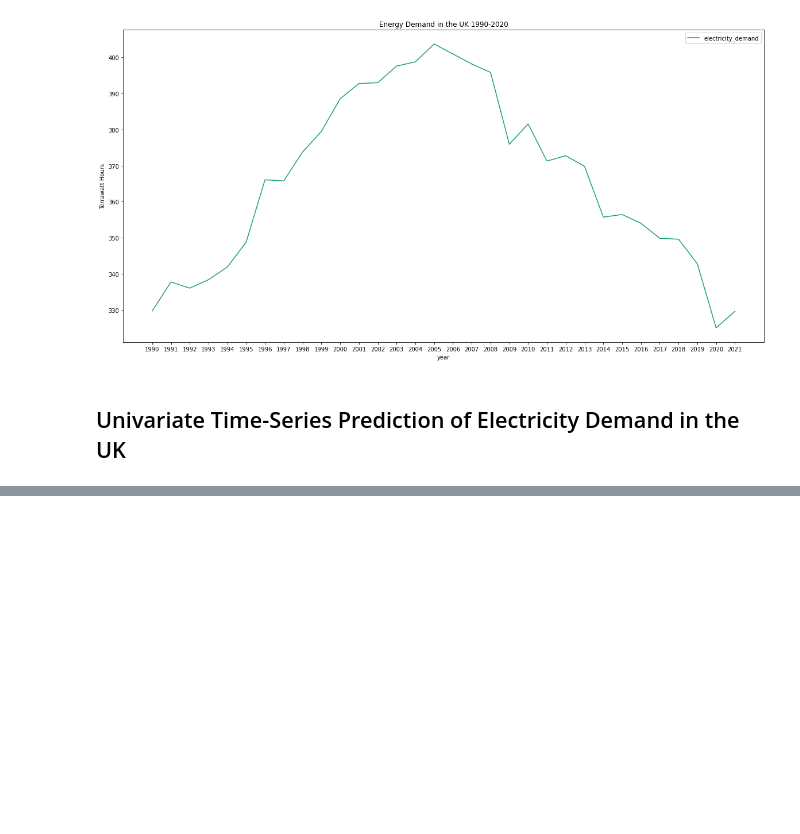
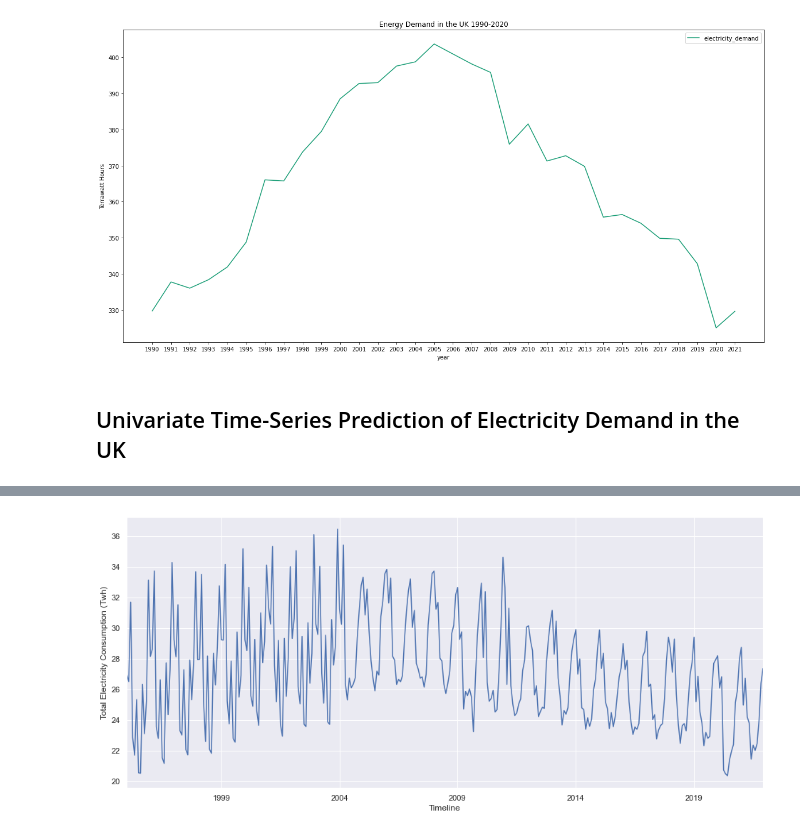
Before and after one commit to jacobrstone/Yunex-Intern-Challenge-2020, a Jupyter notebook: Yunex Intern Challenge 2022.ipynb, the cells around one changed output, grey strips where cells are left out. Cells and saved outputs as stored; diff of their text form; code cells hidden in the pictures; blank space fills up the shorter version.

Commit message:
Added new dataset, with monthly data for UK electricity consumption, as well as utility functions to print the stats of the RNN and to process and scale the data

```diff
--- a/Yunex Intern Challenge 2022.ipynb
+++ b/Yunex Intern Challenge 2022.ipynb
@@ -234,0 +377,12 @@ plt.xticks(range(min(elec_bar['year']), max(elec_bar['year'])+1));
+# %%
+""" Using a different dataset, taken from the GOV.UK website, detailing the UK's monthly
+power consumption from 1995-2021
+"""
+uk_elec_cnsmp_df = pd.read_csv('uk_electricity_consumption_monthly.csv', parse_dates=["Date"])
+uk_elec_cnsmp_df['Date'] = uk_elec_cnsmp_df['Date'].apply(lambda dt: dt.replace(day=1))
+# Setting the index
+uk_elec_df = uk_elec_cnsmp_df.set_index('Date')
+#uk_elec_df.index.freq='-1MS'
+# Sort the index
+uk_elec_df = uk_elec_df.sort_index()
+uk_elec_df.info()
@@ -234,0 +398,6 @@ plt.xticks(range(min(elec_bar['year']), max(elec_bar['year'])+1));
+# %%
+sns.set()
+plt.figure(figsize=(16, 7))
+uk_elec_df["Total Electricity Consumption (TWh)"].plot(xlabel='Timeline', ylabel="Total Electricity Consumption (Twh)");
+# %% [output]
+[figure, added]
```
Also changed, not shown: parts of 6 cells of this notebook, 2 other files.
